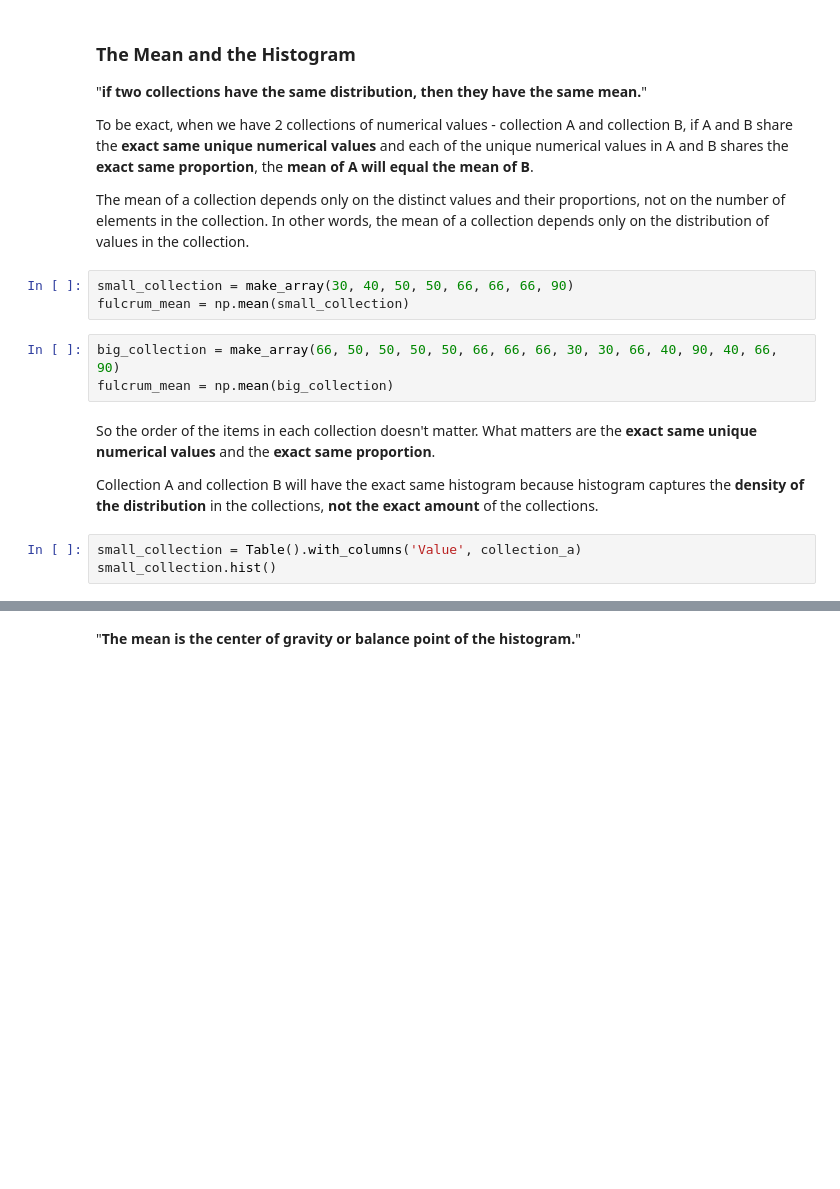
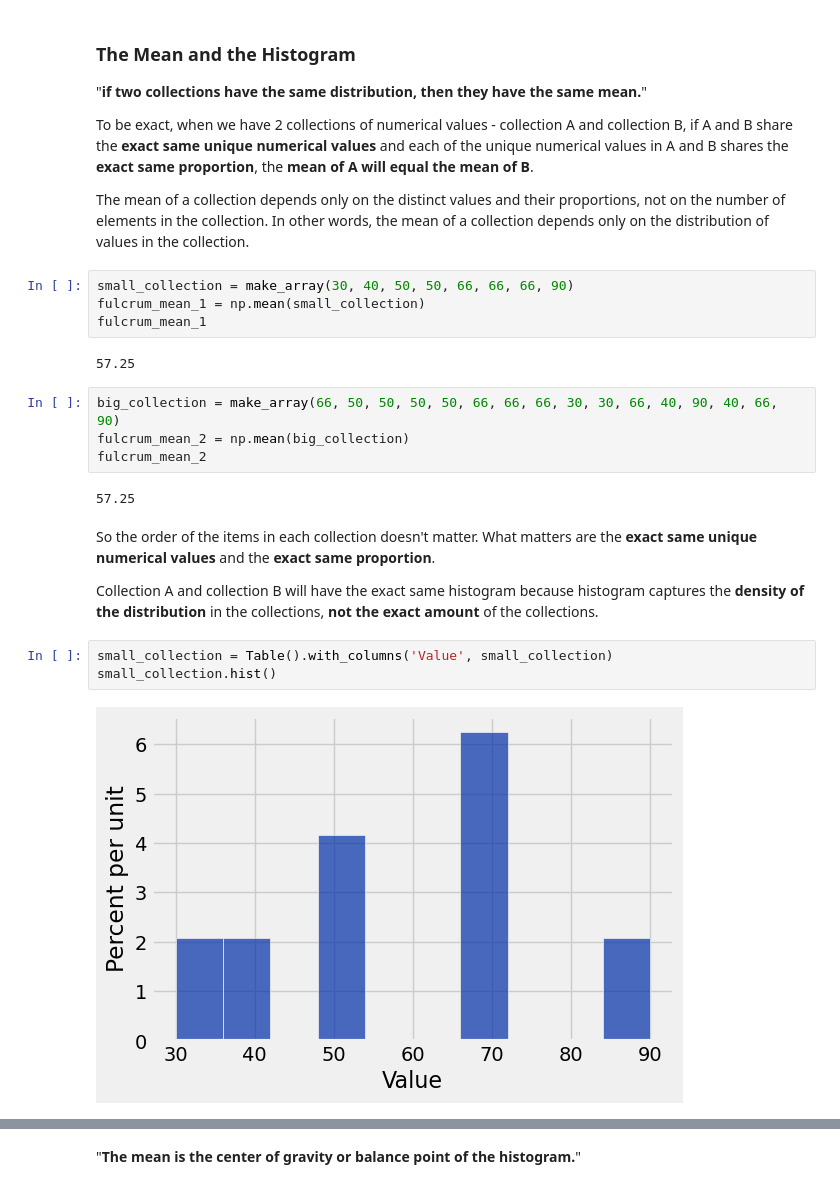
Before and after one commit to SRJC-Data-Science/materials-sp22, a Jupyter notebook: SRJC/lecture_note/lecture_25_26_27/mean_stdev_normal_distribution-pw.ipynb, the cells around one changed output, grey strips where cells are left out. Drawn from its saved outputs; the diff is of its cells as text; blank space fills up the shorter version.

```diff
--- a/SRJC/lecture_note/lecture_25_26_27/mean_stdev_normal_distribution-pw.ipynb
+++ b/SRJC/lecture_note/lecture_25_26_27/mean_stdev_normal_distribution-pw.ipynb
@@ -48,15 +46,23 @@ To be exact, when we have 2 collections of numerical values - collection A and c
 The mean of a collection depends only on the distinct values and their proportions, not on the number of elements in the collection. In other words, the mean of a collection depends only on the distribution of values in the collection.
 # %%
 small_collection = make_array(30, 40, 50, 50, 66, 66, 66, 90)
-fulcrum_mean = np.mean(small_collection)
+fulcrum_mean_1 = np.mean(small_collection)
+fulcrum_mean_1
+# %% [output]
+57.25
 # %%
 big_collection = make_array(66, 50, 50, 50, 50, 66, 66, 66, 30, 30, 66, 40, 90, 40, 66, 90)
-fulcrum_mean = np.mean(big_collection)
+fulcrum_mean_2 = np.mean(big_collection)
+fulcrum_mean_2
+# %% [output]
+57.25
 # %% [markdown]
 So the order of the items in each collection doesn't matter. What matters are the **exact same unique numerical values** and the **exact same proportion**.
 
 Collection A and collection B will have the exact same histogram because histogram captures the **density of the distribution** in the collections, **not the exact amount** of the collections.
 # %%
-small_collection = Table().with_columns('Value', collection_a)
+small_collection = Table().with_columns('Value', small_collection)
 small_collection.hist()
+# %% [output]
+[figure, added]
 # %%
```
Also changed, not shown: parts of 28 cells of this notebook.
